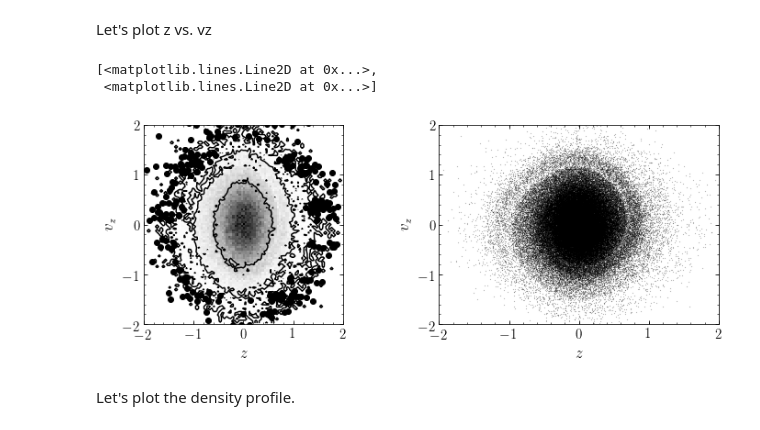
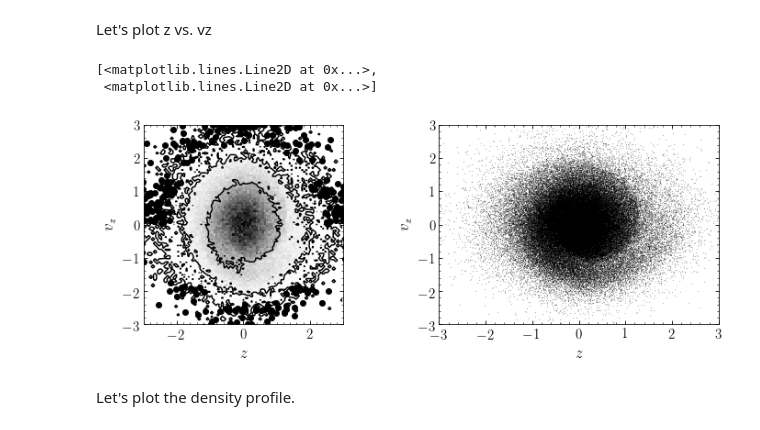
Before and after one commit to kawatadaisuke/WendyM2M, a Jupyter notebook: py/WendyM2M_XomegaXnm_rhov2obs_perturbed_fit_unperturbed.ipynb, the cells around one changed output. Drawn from its saved outputs; the diff is of its cells as text; code cells hidden in the pictures.

```diff
--- a/py/WendyM2M_XomegaXnm_rhov2obs_perturbed_fit_unperturbed.ipynb
+++ b/py/WendyM2M_XomegaXnm_rhov2obs_perturbed_fit_unperturbed.ipynb
@@ -113,11 +113,11 @@ g = wendy.nbody(z_init, vz_init, m_init, 0.05*tdyn, approx=True, nleap=1)
 # %%
-nt = 1000
+nt = 700
 zt = numpy.empty((n_init, nt+1))
 vzt = numpy.empty((n_init, nt+1))
 Et = numpy.empty((nt+1))
 zt[:, 0] = z_init
 vzt[:, 0] = vz_init
-Et[0] = wendy.energy(z_init, vz_init, m_init)
+# Et[0] = wendy.energy(z_init, vz_init, m_init)
 # increasing omega
 nstep_omega = 500
 domega = omegadm_true/nstep_omega
@@ -126,11 +126,11 @@ tz = z_init
 tvz = vz_init
 for ii in tqdm.trange(nt):
     if ii <= nstep_omega:
-        g = wendy.nbody(tz, tvz, m_init, 0.05*tdyn, omega=omega_ii, approx=True, nleap=1)
+        g = wendypy.nbody(tz, tvz, m_init, 0.05*tdyn, omega=omega_ii, approx=True, nleap=1)
     tz, tvz= next(g)
     zt[:, ii+1] = tz
     vzt[:, ii+1] = tvz
-    Et[ii+1] = wendy.energy(tz, tvz, m_init, omega=omega_ii)
+    # Et[ii+1] = wendy.energy(tz, tvz, m_init, omega=omega_ii)
     # update omega
     if ii < nstep_omega:
         omega_ii += domega
@@ -199,15 +199,16 @@ After the external potential in introduced, the density profile is more centrall
 # %% [markdown]
 Now we perturb a perturbation by adding a perturber passing through the disk:
 # %%
-nt = 4000
-# vz0sat = -5.0
-# msatdisk = 1.0
-vz0sat = -1.0
-msatdisk = 0.1
+nt = 2000
+vz0sat = 1.0 # The speed of the satellite unit is  approximately 20 km/s
+pmdisk=0.15  # The mass of the satellite as a percentage of disc mass
+msatdisk = totmass_true*pmdisk # Mass of the disc in 50 Msun/pc^2
+msat = msatdisk
+#z0sat = max(z_start)*2.
+z0sat = -10.0 # This corresponds to roughly 3 kpc (Actually 3.109 kpc)
+# dt = -2*z0sat/vz0sat/(nt) # I choose this time step to make the satellite go from -3 to 3 kpc
 dt = 0.02*tdyn
-msat = msatdisk*totmass_true
-z0sat = max(z_start)*2.
-i_remove = int(round((min(z_start)-0.1-z0sat)/vz0sat/dt))
+i_remove = int(round((max(z_start)*1.1-z0sat)/vz0sat/dt))
 
 z = copy.deepcopy(z_start)
 vz = copy.deepcopy(vz_start)
@@ -225,12 +226,12 @@ n_init, msat, i_remove, z size = 100001 0.1 701 100001
 # %%
 zt = numpy.empty((n_init, nt+1))
 vzt = numpy.empty((n_init, nt+1))
-Et = numpy.empty((n_init))
+# Et = numpy.empty((n_init))
 zt[:,0] = z
 vzt[:,0] = vz
-Et[0] = wendy.energy(z, vz, m, omega=omegadm_true)
+# Et[0] = wendy.energy(z, vz, m, omega=omegadm_true)
 
-g= wendy.nbody(z, vz, m, dt, omega=omegadm_true, approx=True, nleap=1)
+g= wendypy.nbody(z, vz, m, dt, omega=omegadm_true, approx=True, nleap=1)
 
 for ii in tqdm.trange(i_remove):
     tz, tvz = next(g)
@@ -238,15 +239,15 @@ for ii in tqdm.trange(i_remove):
     tvz[-1] = vz0sat
     zt[:,ii+1] = tz
     vzt[:,ii+1] = tvz
-    Et[ii+1] = wendy.energy(tz, tvz, m)
-    g = wendy.nbody(tz, tvz, m, dt, omega=omegadm_true, approx=True, nleap=1)
+    # Et[ii+1] = wendy.energy(tz, tvz, m)
+    g = wendypy.nbody(tz, tvz, m, dt, omega=omegadm_true, approx=True, nleap=1)
 
-g = wendy.nbody(tz[:-1], tvz[:-1], m[:-1], dt, omega=omegadm_true, approx=True, nleap=5)
+g = wendypy.nbody(tz[:-1], tvz[:-1], m[:-1], dt, omega=omegadm_true, approx=True, nleap=5)
 for ii in tqdm.trange(nt-i_remove):
     tz, tvz = next(g)
     zt[:-1, ii+i_remove+1] = tz
     vzt[:-1, ii+i_remove+1] = tvz
-    Et[ii+i_remove+1] = wendy.energy(tz, tvz, m[:-1], omega=omegadm_true, twopiG=2.*pi)
+    # Et[ii+i_remove+1] = wendy.energy(tz, tvz, m[:-1], omega=omegadm_true, twopiG=2.*pi)
 # %% [markdown]
 Adjusting position.
 # %%
@@ -318,7 +319,7 @@ out
 We will set up the target using at step=1000 (t=50).
 # %%
 # selected step
-istep = 3000
+istep = 2000
 n_mock = n_init
 z_mock = zt_iso[:-1, istep]
 vz_mock = vzt[:-1, istep]-numpy.mean(vzt[:-1, istep])
@@ -333,18 +334,18 @@ Let's plot z vs. vz
 # %%
 bovy_plot.bovy_print(axes_labelsize=17.,text_fontsize=12.,xtick_labelsize=15.,ytick_labelsize=15.)
 figsize(12,4)
 subplot(1,2,1)
 bovy_plot.scatterplot(z_mock,vz_mock,'ko',
                    xlabel=r'$z$',ylabel=r'$v_z$',
-                   xrange=[-2.0, 2.0],yrange=[-2.0,2.0],gcf=True)
+                   xrange=[-3.0, 3.0],yrange=[-3.0,3.0],gcf=True)
 subplot(1,2,2)
 bovy_plot.bovy_plot(z_mock,vz_mock,'ko', 0.1,
                    xlabel=r'$z$',ylabel=r'$v_z$',
-                   xrange=[-2.0, 2.0],yrange=[-2.0,2.0],gcf=True, markersize=0.1)
+                   xrange=[-3.0, 3.0],yrange=[-3.0,3.0],gcf=True, markersize=0.1)
 # %% [output]
 [<matplotlib.lines.Line2D at 0x...>,
  <matplotlib.lines.Line2D at 0x...>]
-[figure, old version]
+[figure, new version]
 # %% [markdown]
 Let's plot the density profile.
 # %%
```
Also changed, not shown: parts of 32 cells of this notebook, 5 other files.
